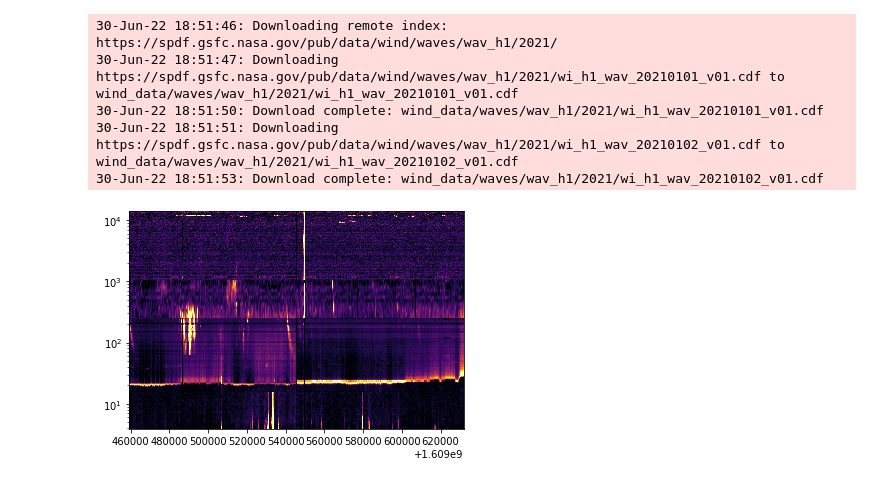
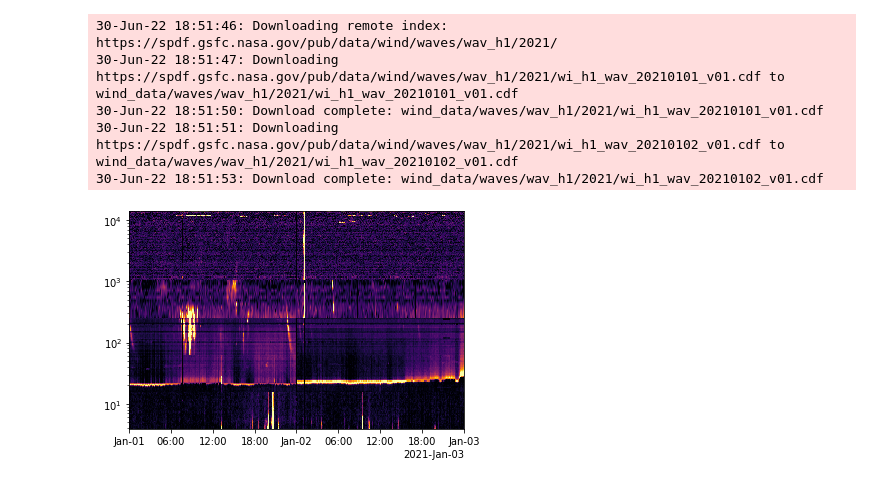
Before and after one commit to STBadman/PublicProjects, a Jupyter notebook: Notes/WindSpectrogram_pyspedas.ipynb, the cells around one changed output. Cells and saved outputs as stored; diff of their text form; code cells hidden in the pictures.

Commit message:
Update to use datetimes

```diff
--- a/Notes/WindSpectrogram_pyspedas.ipynb
+++ b/Notes/WindSpectrogram_pyspedas.ipynb
@@ -16,27 +16,30 @@ data = wind.waves(trange=[start,end])
 # %%
 import matplotlib.pyplot as plt
 
 R2 = get_data('E_VOLTAGE_RAD2')
 R1 = get_data('E_VOLTAGE_RAD1')
 TNR = get_data('E_VOLTAGE_TNR')
 
-plt.pcolormesh([datetime.tR1[0],R1[2],R1[1].T,
+plt.pcolormesh([datetime.utcfromtimestamp(ts) for ts in R1[0]],
+               R1[2],R1[1].T,
                cmap="inferno",
                vmin = np.nanpercentile(R1[1].flatten(),5),
                vmax=np.nanpercentile(R1[1].flatten(),99))
 
-plt.pcolormesh(R2[0],R2[2],R2[1].T,
+plt.pcolormesh([datetime.utcfromtimestamp(ts) for ts in R2[0]],
+               R2[2],R2[1].T,
                cmap="inferno",
                vmin = np.nanpercentile(R2[1].flatten(),5),
                vmax=np.nanpercentile(R2[1].flatten(),99))
 
-plt.pcolormesh(TNR[0],TNR[2],TNR[1].T,
+plt.pcolormesh([datetime.utcfromtimestamp(ts) for ts in TNR[0]],
+               TNR[2],TNR[1].T,
                cmap="inferno",
                vmin=np.nanpercentile(TNR[1].flatten(),5),
                vmax=np.nanpercentile(TNR[1].flatten(),99));
 
 plt.yscale("log")
 
 plt.show()
 # %% [output]
-[figure, old version]
+[figure, new version]
```
